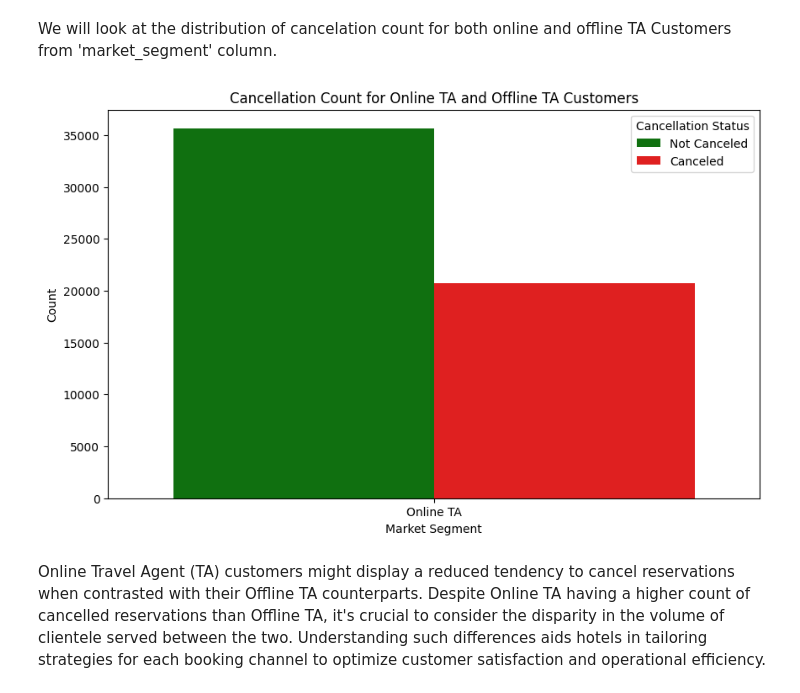
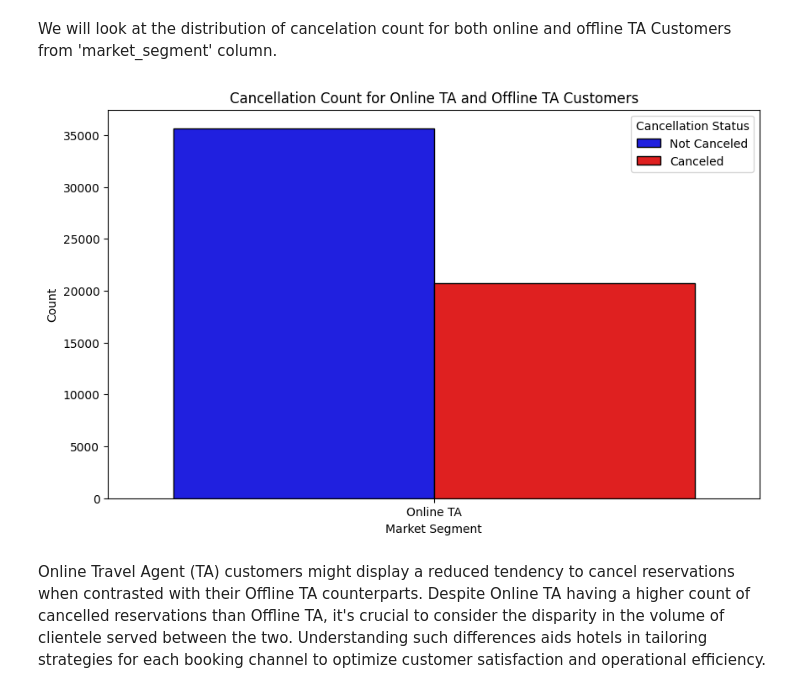
Before and after one commit to MuchiriKinyua/Hotel-booking-and-cancellation-system, a Jupyter notebook: Student.ipynb, the cells around one changed output. Cells and saved outputs as stored; diff of their text form; code cells hidden in the pictures.

```diff
--- a/Student.ipynb
+++ b/Student.ipynb
@@ -620,23 +614,23 @@ We will look at the distribution of cancelation count for both online and offlin
 # %%
 # Filter data for Online TA and Offline TA customers
 ta_data = hotel[hotel["market_segment"].isin(["Online TA", "Offline TA/TO"])]
 
 # plotting the figure
 plt.figure(figsize=(10, 6))
 
 # Count plot
-sns.countplot(x = "market_segment", hue = "is_canceled", data = ta_data, palette={0: "green", 1: "red"})
+sns.countplot(x = "market_segment", hue = "is_canceled", data = ta_data, palette={0: "blue", 1: "red"}, edgecolor= 'black')
 
 # labels
 plt.title("Cancellation Count for Online TA and Offline TA Customers")
 plt.xlabel("Market Segment")
 plt.ylabel("Count")
 plt.legend(title = "Cancellation Status", labels = ["Not Canceled", "Canceled"])
 
 # Display the visual
 plt.show()
 # %% [output]
-[figure, old version]
+[figure, new version]
 # %% [markdown]
 Online Travel Agent (TA) customers might display a reduced tendency to cancel reservations when contrasted with their Offline TA counterparts. Despite Online TA having a higher count of cancelled reservations than Offline TA, it's crucial to consider the disparity in the volume of clientele served between the two. Understanding such differences aids hotels in tailoring strategies for each booking channel to optimize customer satisfaction and operational efficiency.
 # %% [markdown]
```
Also changed, not shown: parts of 11 cells of this notebook.
